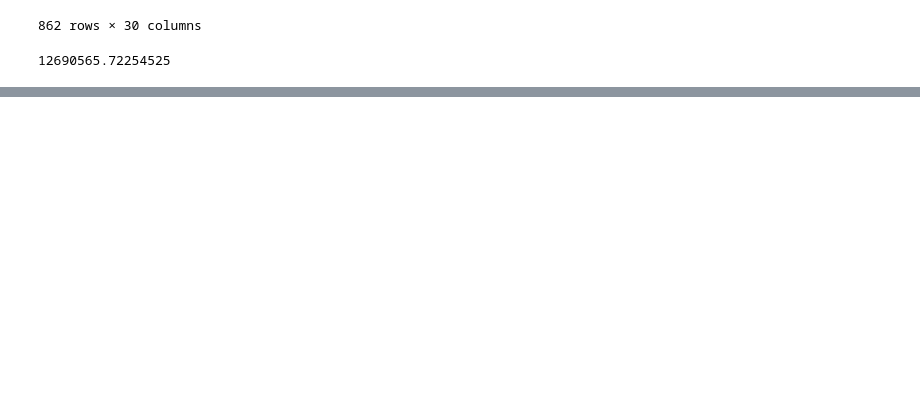
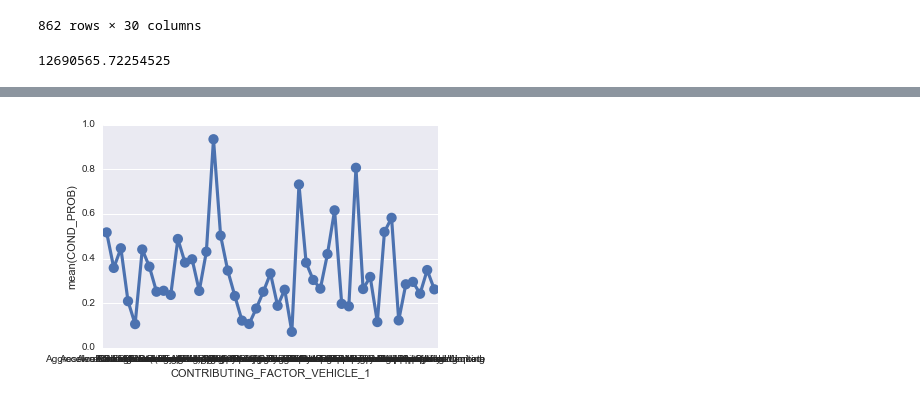
Before and after one commit to udicuty/TDIchallenge, a Jupyter notebook: TDI_CAPSTONE.ipynb, the cells around one changed output, grey strips where cells are left out. Cells and saved outputs as stored; diff of their text form; code cells hidden in the pictures; blank space fills up the shorter version.

```diff
--- a/TDI_CAPSTONE.ipynb
+++ b/TDI_CAPSTONE.ipynb
@@ -441,0 +811,4 @@ vincenty(40.6633692, -73.749579).meters
+# %%
+NYPD=pd.read_csv("Data/NYPD_Motor_Vehicle_Collisions.csv")
+NYPD.columns=map(lambda x: x.replace(' ','_'),NYPD.columns)
+NYPD.index=NYPD.UNIQUE_KEY
@@ -461,0 +921,14 @@ Name: Descriptor, dtype: object
+# %%
+def binary_a(val):
+    if val>0:
+        val=1
+    return val
+NYPD['BINARY_INJURIES']=NYPD['NUMBER_OF_PERSONS_INJURED'].map(binary_a)
+# %%
+NYPD['NUM_OF_ACCIDENTS']=None
+b="NUMBER_OF_PERSONS_INJURED"
+
+a=NYPD.groupby("CONTRIBUTING_FACTOR_VEHICLE_1").agg({b:sum,"NUM_OF_ACCIDENTS":len})
+a['COND_PROB']=a[b]/a.NUM_OF_ACCIDENTS
+a.sort_values("COND_PROB",ascending=False)
+#a=c.groupby('ZIPCODE').agg({"CAMIS":lambda x: x.nunique(),"SCORE":pd.Series.mean,"SE":(pd.Series.sem)})
@@ -461,0 +954,4 @@ Name: Descriptor, dtype: object
+# %%
+sns.pointplot(x=a.index,y="COND_PROB", data=a,size=10,aspect=20);
+# %% [output]
+[figure, added]
```
Also changed, not shown: parts of 53 cells of this notebook.
